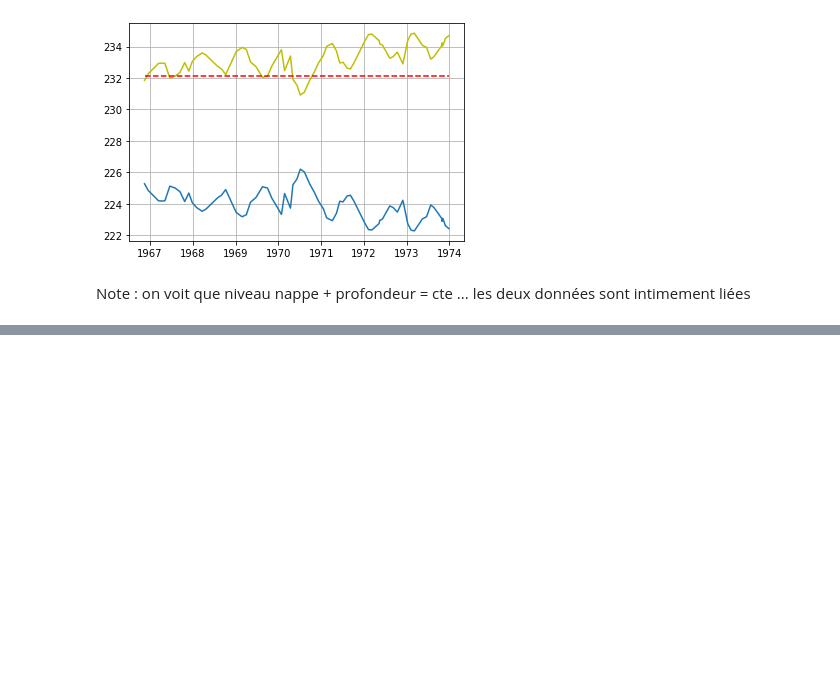
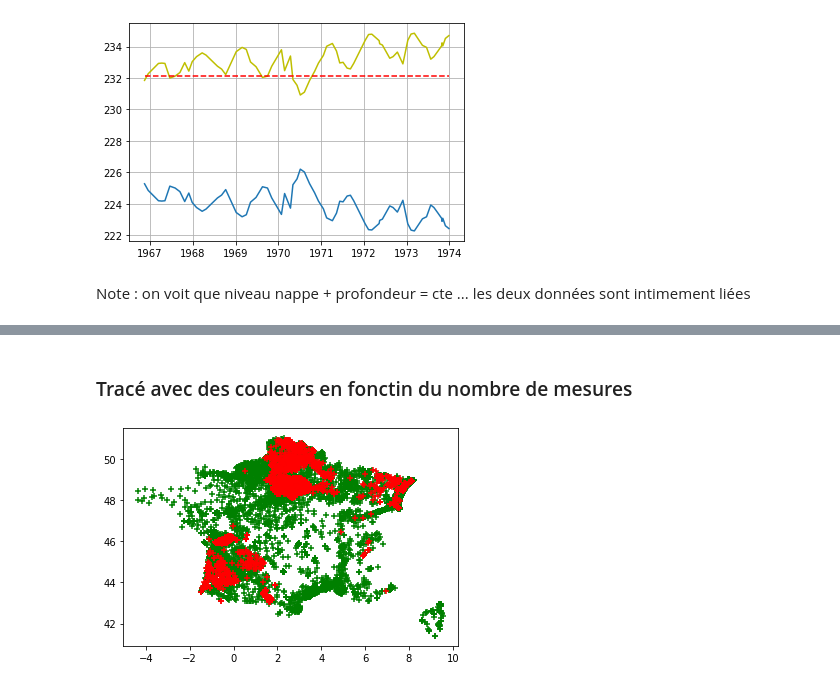
Before and after one commit to remymart/projet_BRGM, a Jupyter notebook: Récupération de données.ipynb, the cells around one changed output, grey strips where cells are left out. Drawn from its saved outputs; the diff is of its cells as text; code cells hidden in the pictures; blank space fills up the shorter version.

```diff
--- a/Récupération de données.ipynb
+++ b/Récupération de données.ipynb
@@ -189,0 +212,21 @@ show_level("00274X0010/F10")
+# %% [markdown]
+### Tracé avec des couleurs en fonctin du nombre de mesures
+# %%
+Nseuil=2
+
+coordoneebien=stations.loc[stations['nb_mesures_piezo']>Nseuil]['geometry.coordinates'].to_numpy()
+coordoneebien=np.array(list(coordoneebien)) # sinon coordonnee est un array de listes
+coordoneebien=coordoneebien[(coordoneebien[:,1]>-20)*(coordoneebien[:,0]<20)*(coordoneebien[:,1]<55)*(coordoneebien[:,1]>35),:]
+plt.scatter(coordoneebien[:,0],coordoneebien[:,1],marker='+',color="g")
+
+coordoneebof=stations.loc[stations['nb_mesures_piezo']<Nseuil]['geometry.coordinates'].to_numpy()
+coordoneebof=np.array(list(coordoneebof)) # sinon coordonnee est un array de listes
+coordoneebof=coordoneebof[(coordoneebof[:,1]>-20)*(coordoneebof[:,0]<20)*(coordoneebof[:,1]<55)*(coordoneebof[:,1]>35),:]
+plt.scatter(coordoneebof[:,0],coordoneebof[:,1],marker="+",color="r")
+
+
+
+plt.savefig("France_nombre")
+plt.show()
+# %% [output]
+[figure, added]
```
Also changed, not shown: parts of 6 cells of this notebook, 1 other file.
